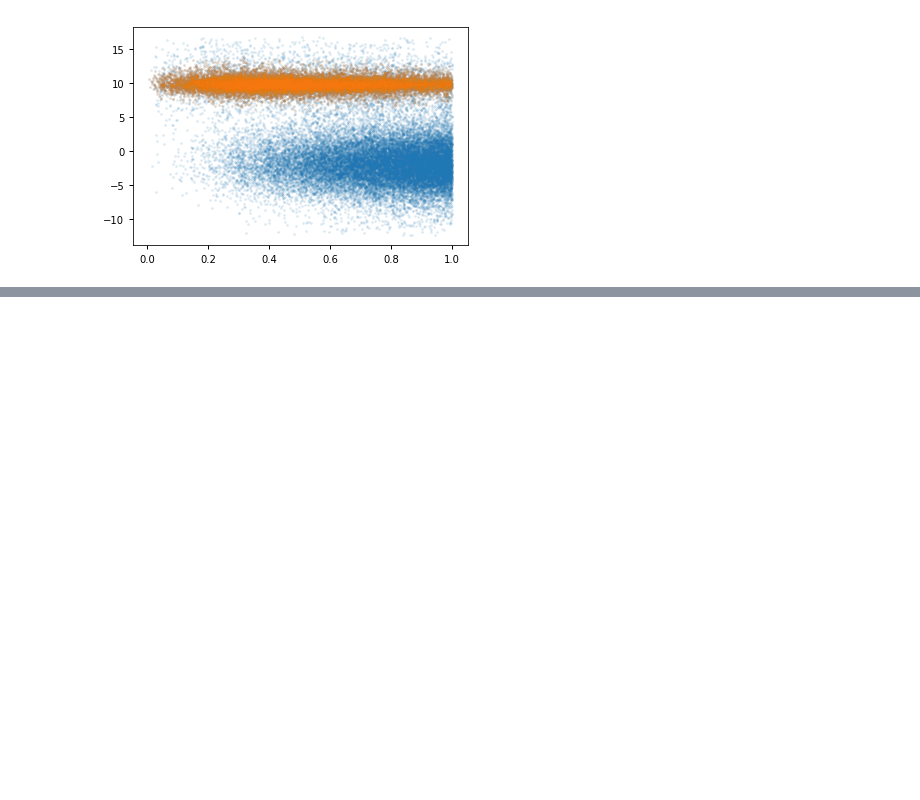
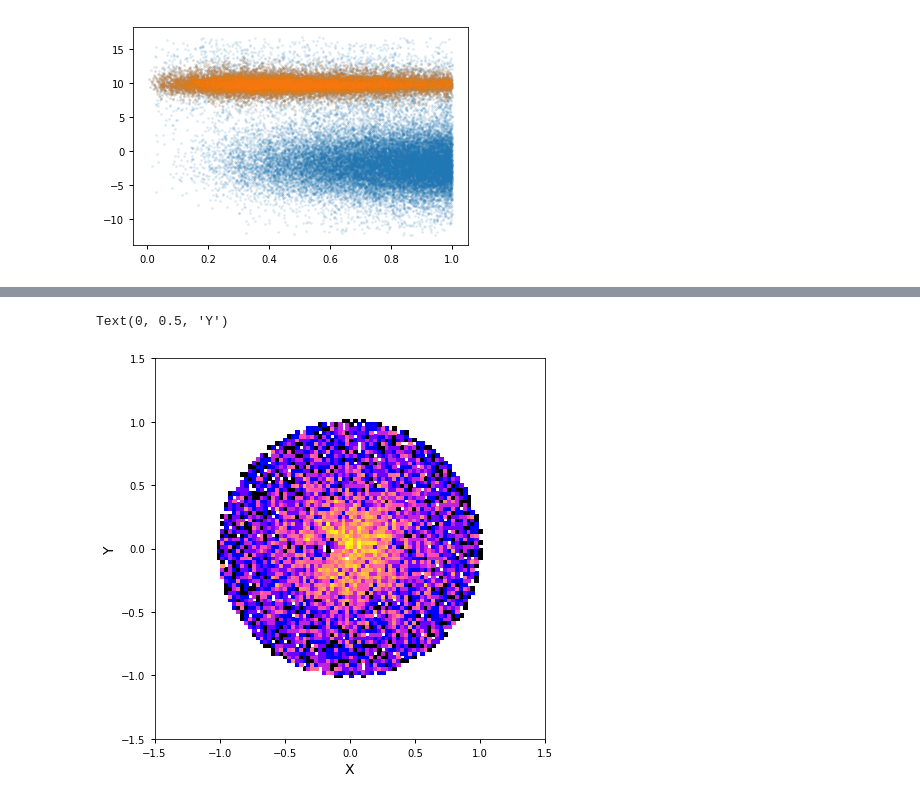
Before and after one commit to nstarman/jas1101_project, a Jupyter notebook: notebooks/clustering.ipynb, the cells around one changed output, grey strips where cells are left out. Cells and saved outputs as stored; diff of their text form; code cells hidden in the pictures; blank space fills up the shorter version.

Commit message:
add example clustering

```diff
--- a/notebooks/clustering.ipynb
+++ b/notebooks/clustering.ipynb
@@ -153,0 +156,6 @@ plt.scatter(X[is_mp][:,0], X[is_mp][:,1], s=3, alpha=0.1)
+# %%
+drct = r"../scripts/get_globular_clusters/"
+gc_name = "NGC_6838_M_71"
+
+GC = GlobularCluster.from_directory(gc_name, drct)
+GC.df.to_pandas().describe()
@@ -153,0 +172,8 @@ plt.scatter(X[is_mp][:,0], X[is_mp][:,1], s=3, alpha=0.1)
+# %%
+plt.figure(figsize=(7,7))
+H, xb, yb, _ = plt.hist2d(GC.x, GC.y, bins=100, range=[[-1.5,1.5],[-1.5,1.5]], norm=LogNorm(), cmap="gnuplot2")
+plt.xlabel("X")
+plt.ylabel("Y")
+# %% [output]
+Text(0, 0.5, 'Y')
+[figure, added]
```
Also changed, not shown: parts of 10 cells of this notebook.
